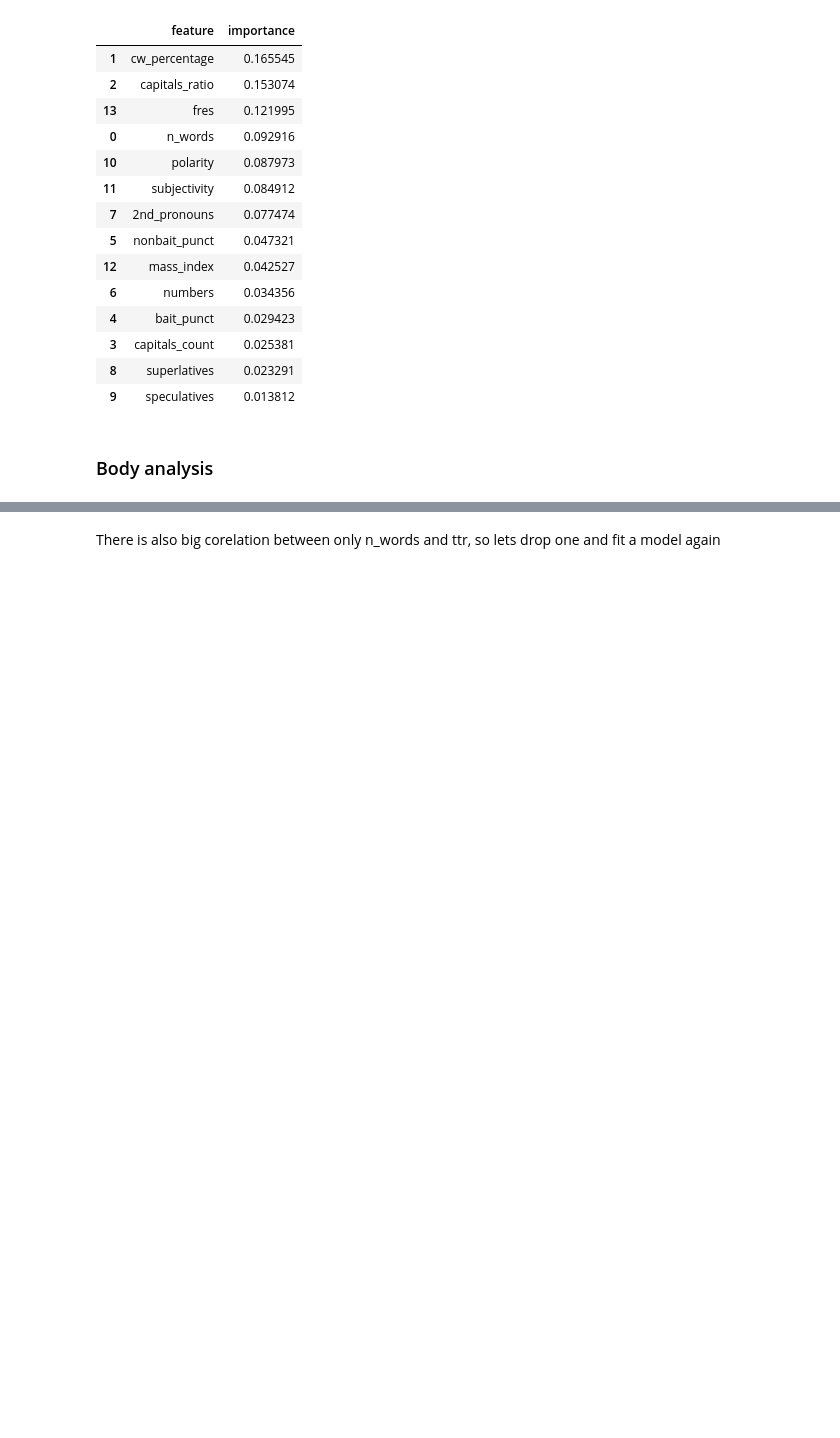
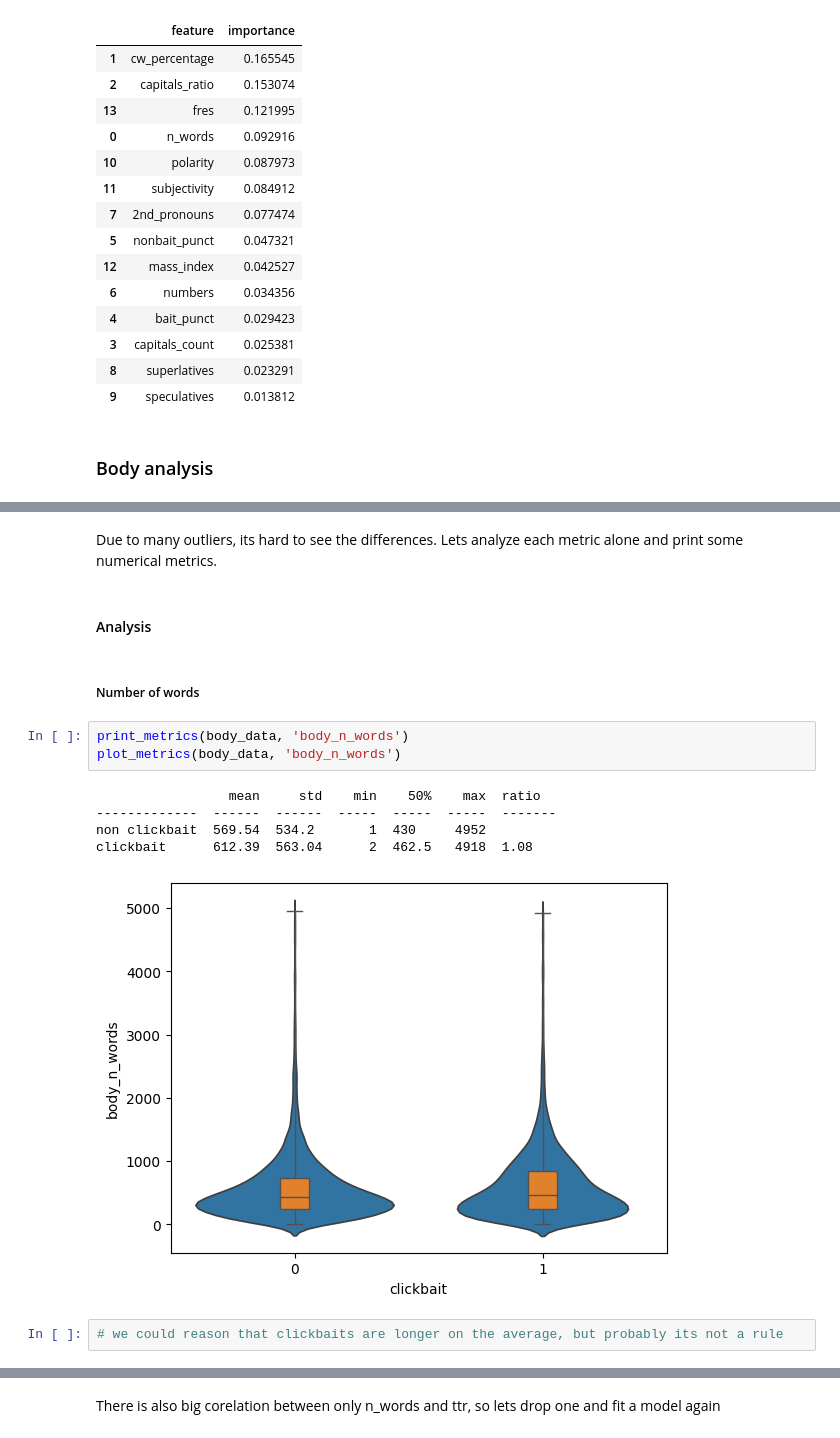
Before and after one commit to matkubita/ClickbaitDetectionThesis, a Jupyter notebook: notebooks/3-Informativeness-Measures.ipynb, the cells around one changed output, grey strips where cells are left out. Drawn from its saved outputs; the diff is of its cells as text; blank space fills up the shorter version.

```diff
--- a/notebooks/3-Informativeness-Measures.ipynb
+++ b/notebooks/3-Informativeness-Measures.ipynb
@@ -1168,0 +1200,17 @@ y_train = y_train.reset_index(drop=True)
+# %% [markdown]
+Due to many outliers, its hard to see the differences. Lets analyze each metric alone and print some numerical metrics.
+# %% [markdown]
+#### Analysis
+# %% [markdown]
+##### Number of words
+# %%
+print_metrics(body_data, 'body_n_words')
+plot_metrics(body_data, 'body_n_words')
+# %% [output]
+                 mean     std    min    50%    max  ratio
+-------------  ------  ------  -----  -----  -----  -------
+non clickbait  569.54  534.2       1  430     4952
+clickbait      612.39  563.04      2  462.5   4918  1.08
+[figure, added]
+# %%
+# we could reason that clickbaits are longer on the average, but probably its not a rule
```
Also changed, not shown: parts of 130 cells of this notebook, 2 other files.
